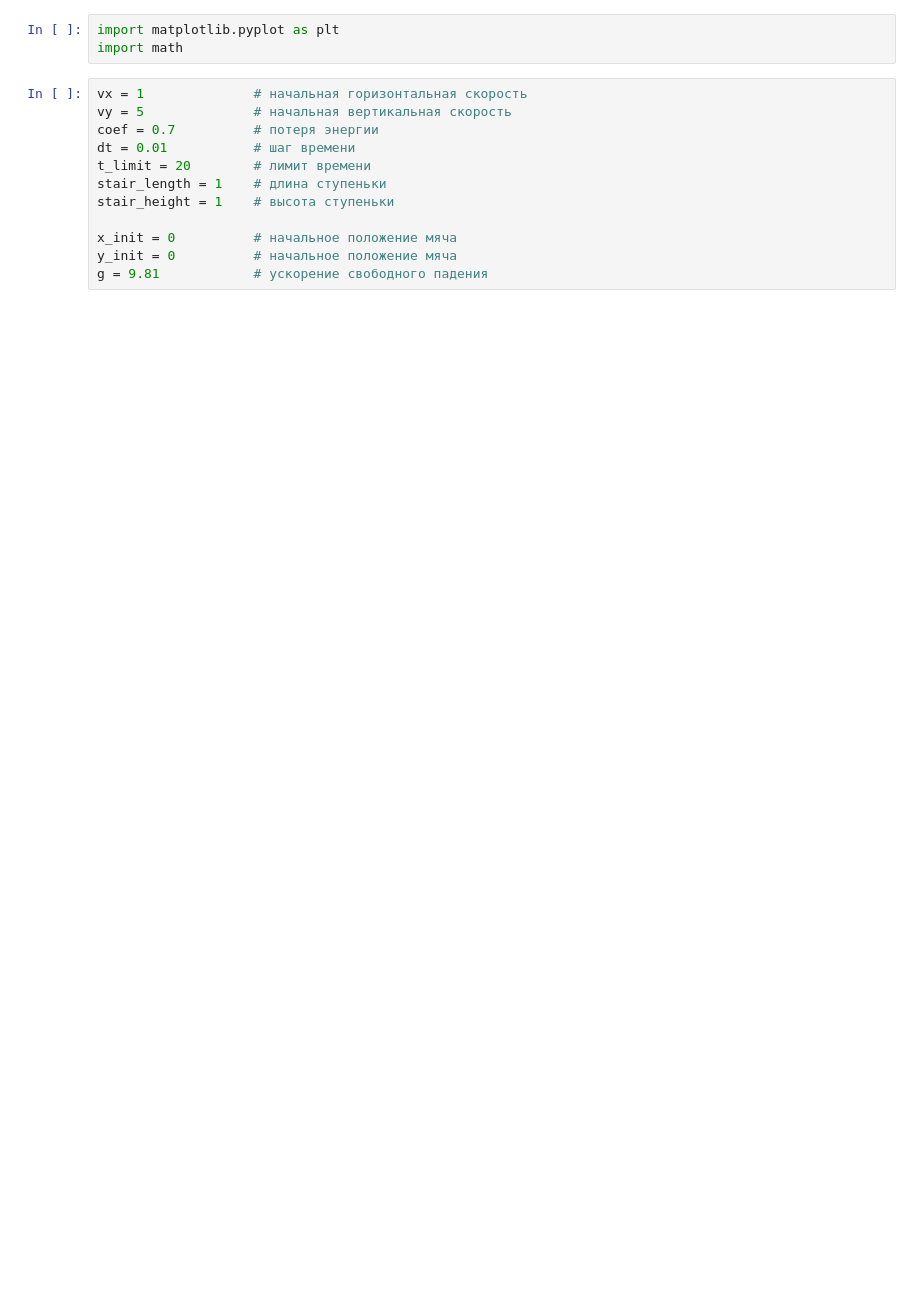
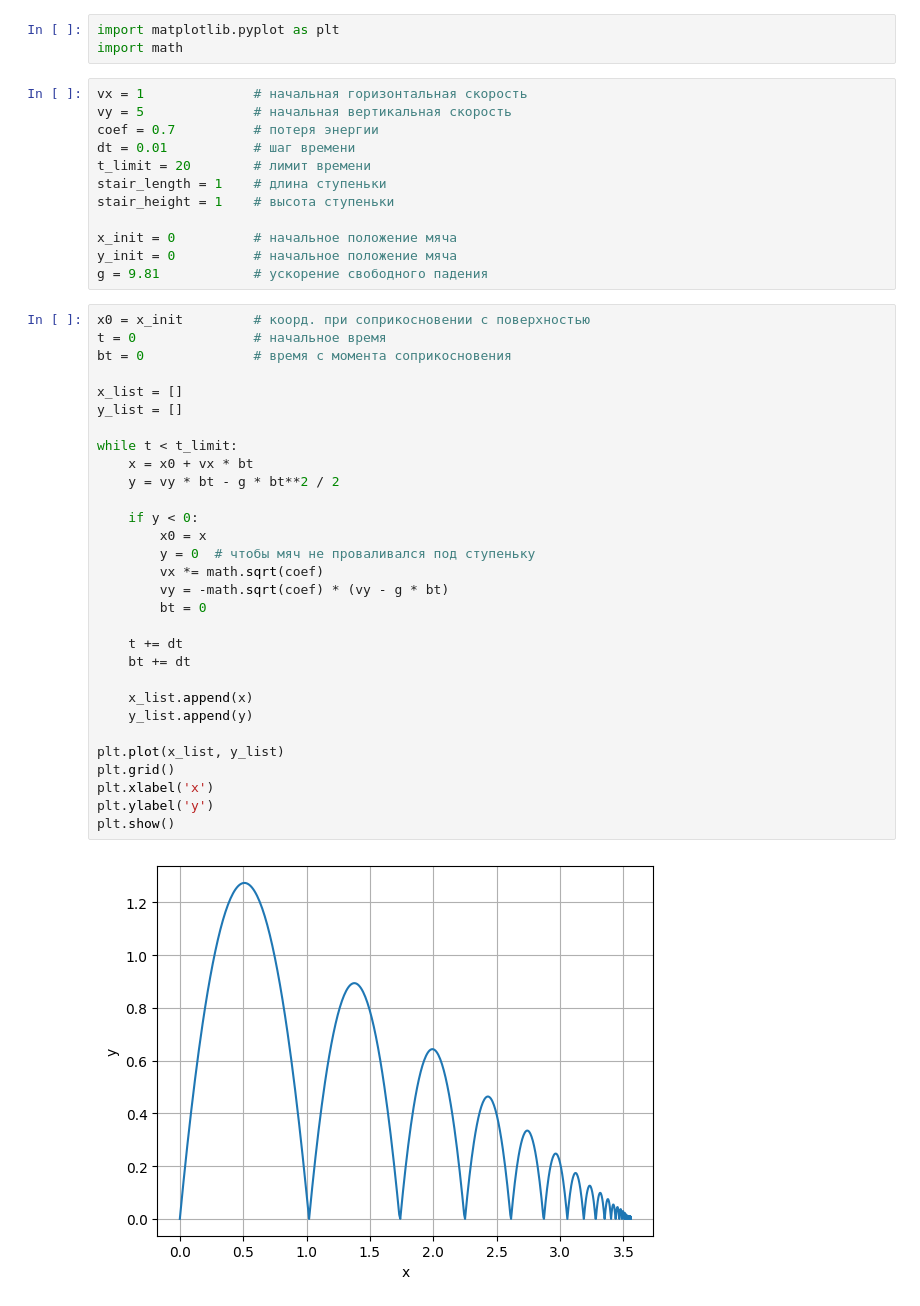
Before and after one commit to abgcw-dead/u-system-modeling, a Jupyter notebook: 4 Прыгающий мячик/BouncingBall.ipynb, the cells around one changed output. Cells and saved outputs as stored; diff of their text form; blank space fills up the shorter version.

```diff
--- a/4 Прыгающий мячик/BouncingBall.ipynb
+++ b/4 Прыгающий мячик/BouncingBall.ipynb
@@ -13,6 +13,38 @@ stair_height = 1    # высота ступеньки
 x_init = 0          # начальное положение мяча
 y_init = 0          # начальное положение мяча
 g = 9.81            # ускорение свободного падения
+# %%
+x0 = x_init         # коорд. при соприкосновении с поверхностью
+t = 0               # начальное время
+bt = 0              # время с момента соприкосновения
+
+x_list = []
+y_list = []
+
+while t < t_limit:
+    x = x0 + vx * bt
+    y = vy * bt - g * bt**2 / 2
+
+    if y < 0:
+        x0 = x
+        y = 0  # чтобы мяч не проваливался под ступеньку
+        vx *= math.sqrt(coef)
+        vy = -math.sqrt(coef) * (vy - g * bt)
+        bt = 0
+
+    t += dt
+    bt += dt
+
+    x_list.append(x)
+    y_list.append(y)
+
+plt.plot(x_list, y_list)
+plt.grid()
+plt.xlabel('x')
+plt.ylabel('y')
+plt.show()
+# %% [output]
+[figure, added]
 # %%
 x0 = x_init         # коорд. при соприкосновении с поверхностью
 y0 = y_init         # коорд. при соприкосновении с поверхностью
```
Also changed, not shown: parts of 1 cell of this notebook.
